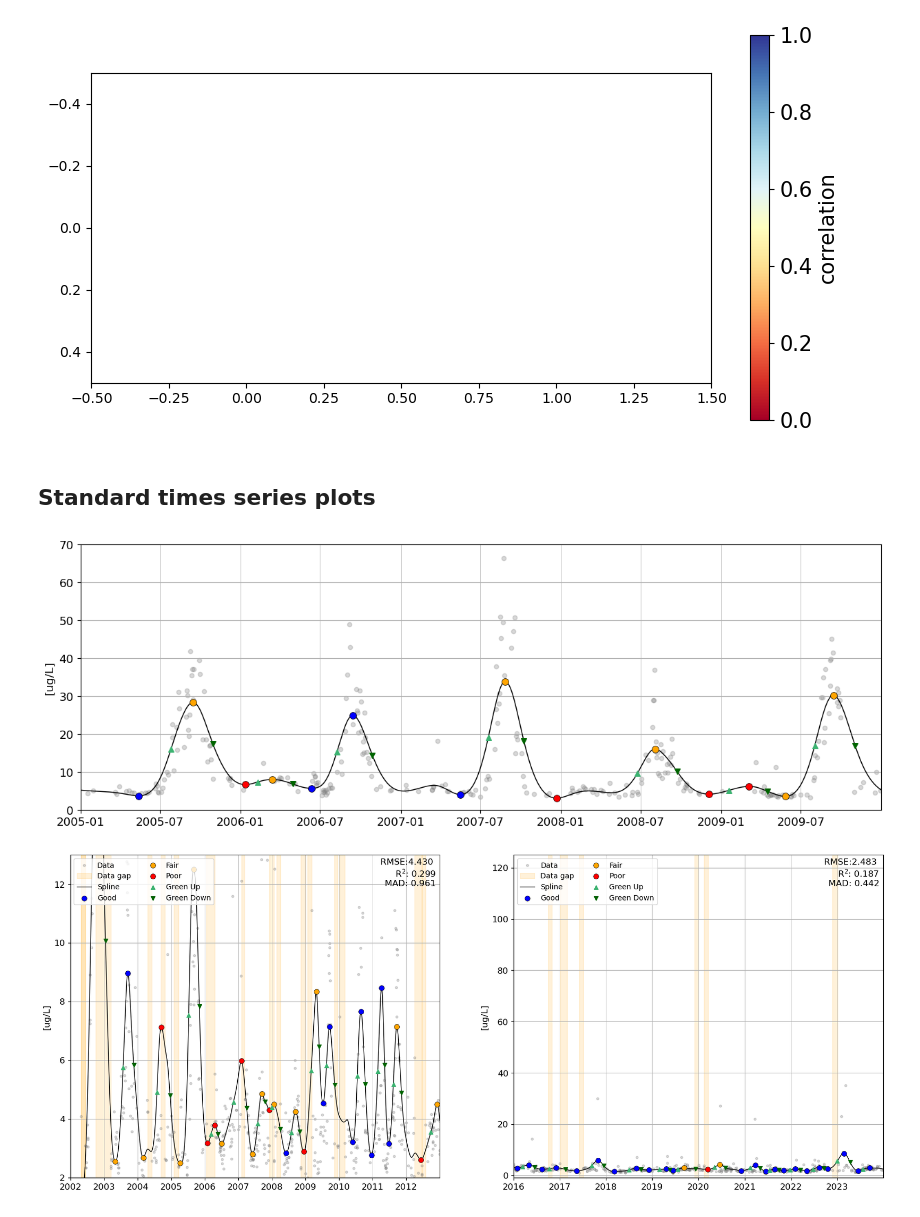
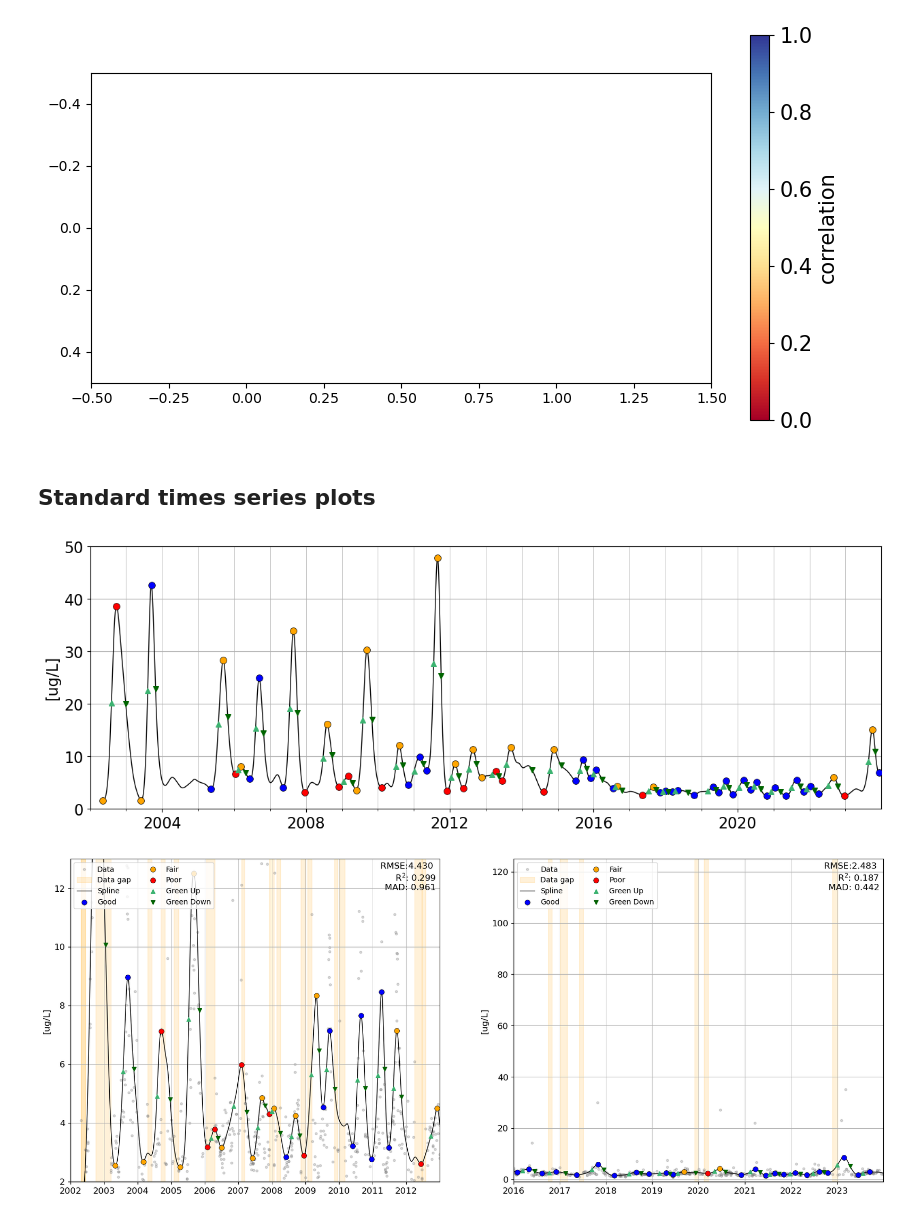
Before and after one commit to eawag-surface-waters-research/cci-cyano-production, a Jupyter notebook: notebooks/presentation_plotting.ipynb, the cells around one changed output. Saved outputs shown, nothing was run; the diff lists cells and outputs as text; code cells hidden in the pictures.

Commit message:
ran plots for stirling poster

```diff
--- a/notebooks/presentation_plotting.ipynb
+++ b/notebooks/presentation_plotting.ipynb
@@ -58,34 +58,33 @@ cbar.set_label( label='correlation',size=15)
 cbar.ax.tick_params(labelsize=15)
 # %% [output]
 [figure]
-# %% [markdown]
-## Standard times series plots
 # %%
 
-plt.rcParams["axes.labelsize"] = 12
-
-plt.rcParams["xtick.labelsize"] = 12
-plt.rcParams["ytick.labelsize"] = 12
+plt.rcParams["axes.labelsize"] = 16
+plt.rcParams["xtick.labelsize"] = 16
+plt.rcParams["ytick.labelsize"] = 16
+# %% [markdown]
+## Standard times series plots
 # %%
 fig, ax = plt.subplots(1,1,figsize=(15,5))
 
-chla_v3.single_plot(16,57, ax, aggregation=False,start=2005, end= 2009)
+chla_v3.single_plot(16,57, ax, aggregation=False,start=0, end= 9999)
 ax.collections[0].set(color = 'grey')
-ax.collections[0].set_sizes([20])
+ax.collections[0].set_sizes([0])
 # chla_v3.single_plot(155,306, ax, aggregation=False, start=2003,end= 2012)
 # ax.collections[-5].set(color = 'orangered',sizes=[30])
 for txt in ax.texts:
     txt.remove()
 ax.get_legend().remove()
 # ax.set_xlim(pd.to_datetime("25-03-2003", format= "%d-%m-%Y"), pd.to_datetime("01-04-2003", format= "%d-%m-%Y"))
-ax.set_ylim(0,70)
+ax.set_ylim(0,50)
 for p in ax.patches:
     p.remove()
 ax.set_title("")
 ax.grid()
 ax.grid()
 # %% [output]
-[figure, old version]
+[figure, new version]
 # %%
 
 fig, axs = plt.subplots(1,2, figsize = (20,8))
```
Also changed, not shown: parts of 10 cells of this notebook.
